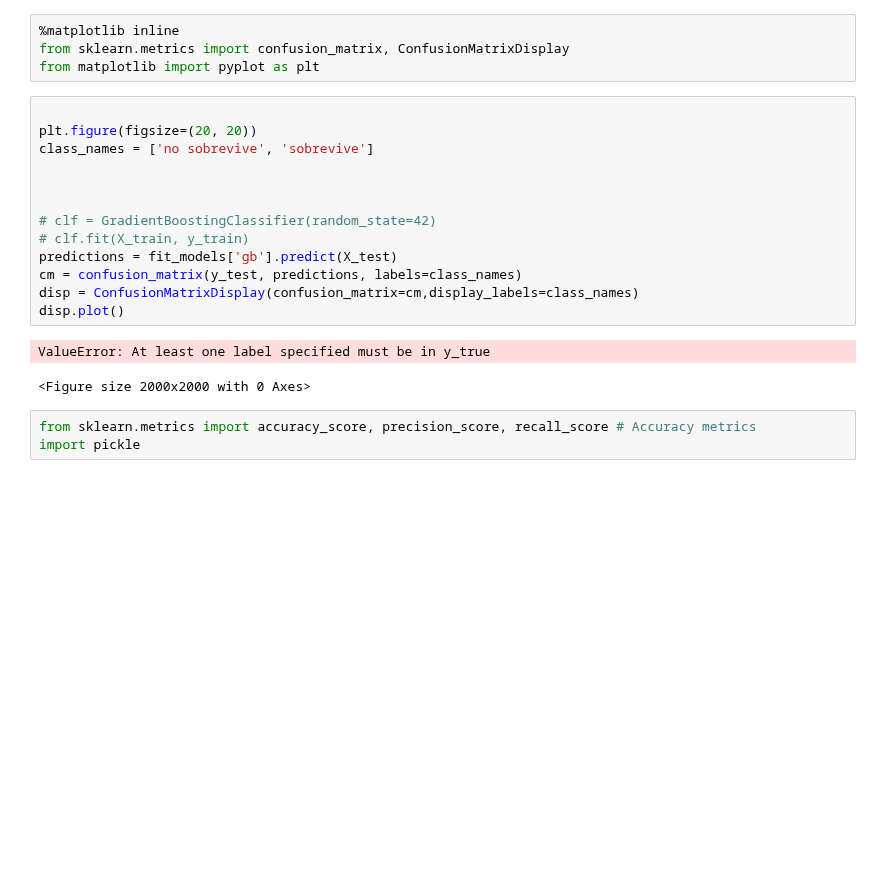
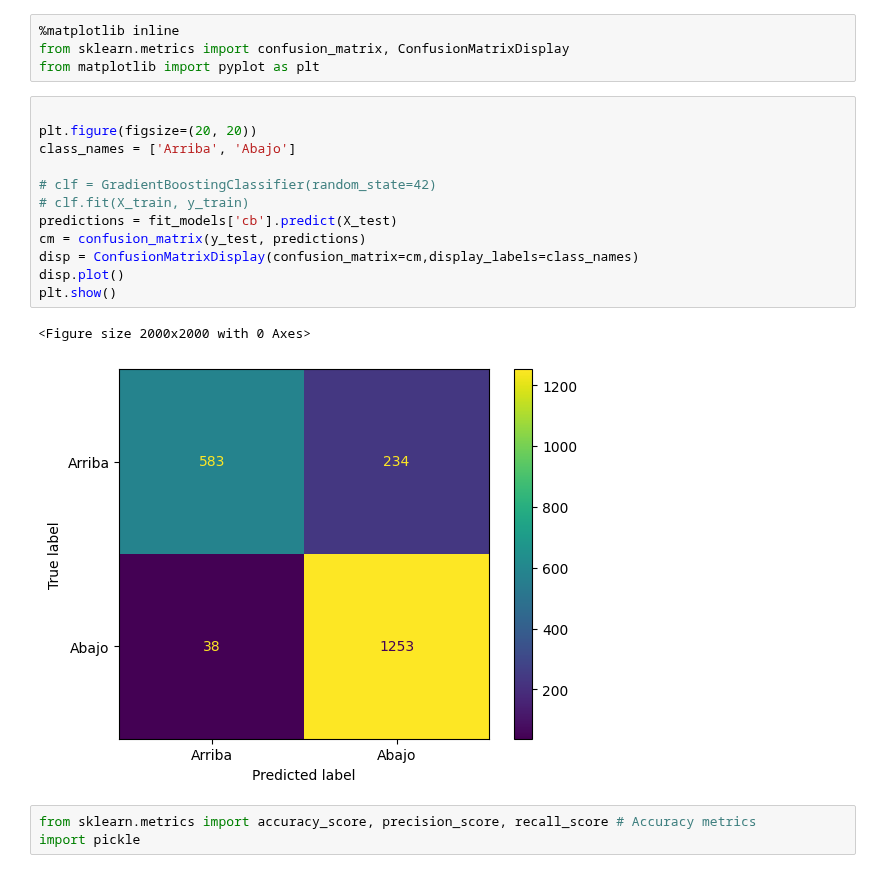
Before and after one commit to hcgalvan/Humai-Certifica-AI, a Jupyter notebook: notebooks/mvp-eng-pipeline.ipynb, the cells around one changed output. Saved outputs shown, nothing was run; the diff lists cells and outputs as text; blank space fills up the shorter version.

```diff
--- a/notebooks/mvp-eng-pipeline.ipynb
+++ b/notebooks/mvp-eng-pipeline.ipynb
@@ -151,19 +169,18 @@ from matplotlib import pyplot as plt
 # %%
 
 plt.figure(figsize=(20, 20))
-class_names = ['no sobrevive', 'sobrevive']
-
-
+class_names = ['Arriba', 'Abajo']
 
 # clf = GradientBoostingClassifier(random_state=42)
 # clf.fit(X_train, y_train)
-predictions = fit_models['gb'].predict(X_test)
-cm = confusion_matrix(y_test, predictions, labels=class_names)
+predictions = fit_models['cb'].predict(X_test)
+cm = confusion_matrix(y_test, predictions)
 disp = ConfusionMatrixDisplay(confusion_matrix=cm,display_labels=class_names)
 disp.plot()
+plt.show()
 # %% [output]
-ValueError: At least one label specified must be in y_true
+<Figure size 2000x2000 with 0 Axes>
-<Figure size 2000x2000 with 0 Axes>
+[figure, added]
 # %%
 from sklearn.metrics import accuracy_score, precision_score, recall_score # Accuracy metrics
 import pickle
```
Also changed, not shown: parts of 2 cells of this notebook, 6 other files.
